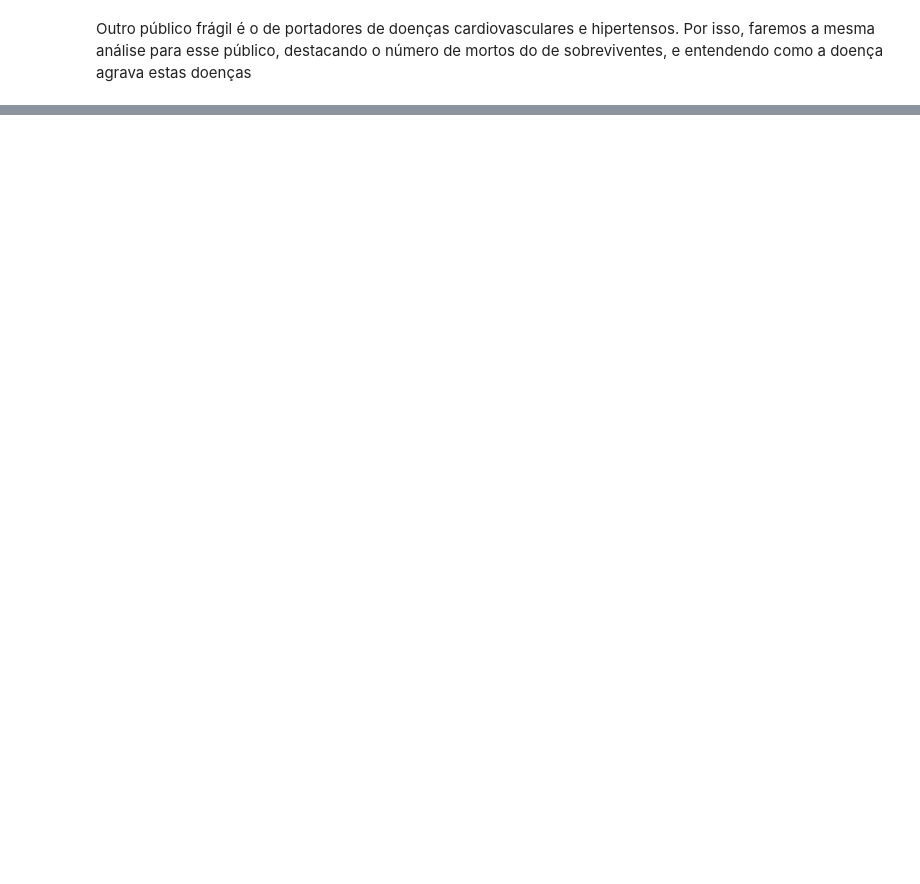
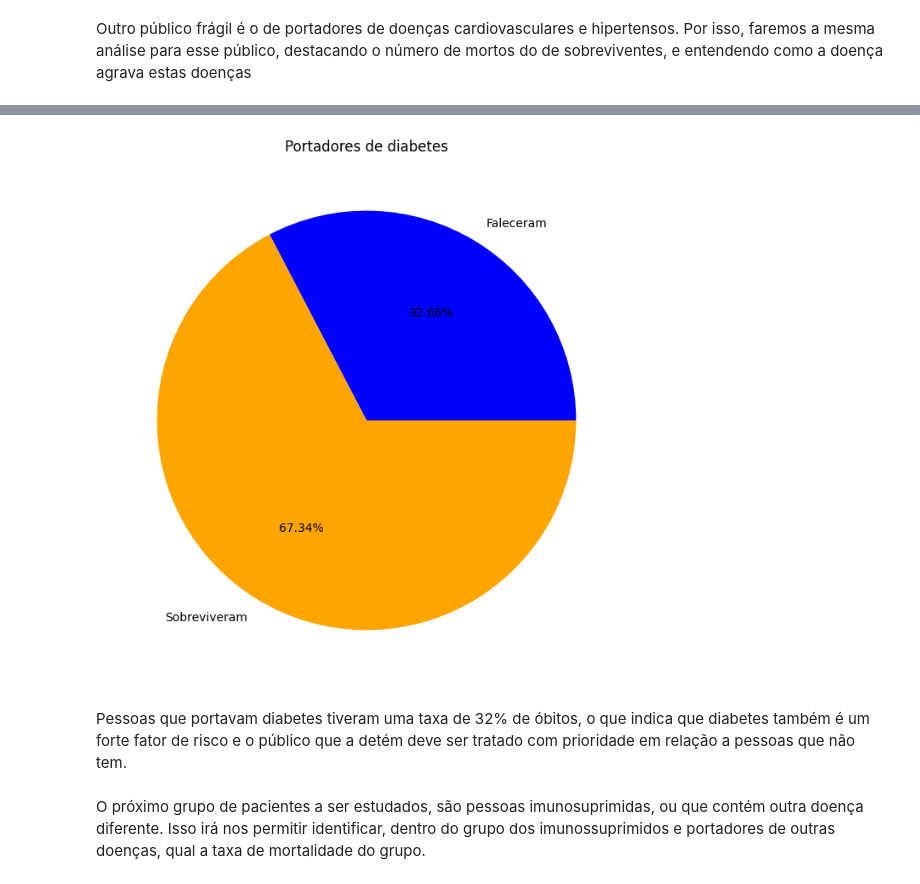
Before and after one commit to RyanForward/Semestre6, a Jupyter notebook: Trabalho/notebookTrab.ipynb, the cells around one changed output, grey strips where cells are left out. Saved outputs shown, nothing was run; the diff lists cells and outputs as text; code cells hidden in the pictures; blank space fills up the shorter version.

```diff
--- a/Trabalho/notebookTrab.ipynb
+++ b/Trabalho/notebookTrab.ipynb
@@ -175,0 +178,15 @@ plt.show()
+# %%
+df_disease = df[(df['DIABETES'] == 1)]
+# %%
+plt.rcParams['figure.figsize'] = [10, 8]
+vivos = df_disease['DATE_DIED'].value_counts()['9999-99-99']
+mortos = len(df_disease) - vivos
+plt.title("Portadores de diabetes")
+plt.pie([mortos, vivos], labels=["Faleceram", "Sobreviveram"], colors=["BLUE", "ORANGE"], autopct="%.2f%%",)
+plt.show()
+# %% [output]
+[figure, added]
+# %% [markdown]
+Pessoas que portavam diabetes tiveram uma taxa de 32% de óbitos, o que indica que diabetes também é um forte fator de risco e o público que a detém deve ser tratado com prioridade em relação a pessoas que não tem.
+# %% [markdown]
+O próximo grupo de pacientes a ser estudados, são pessoas imunosuprimidas, ou que contém outra doença diferente. Isso irá nos permitir identificar, dentro do grupo dos imunossuprimidos e portadores de outras doenças, qual a taxa de mortalidade do grupo.
```
Also changed, not shown: parts of 24 cells of this notebook.
